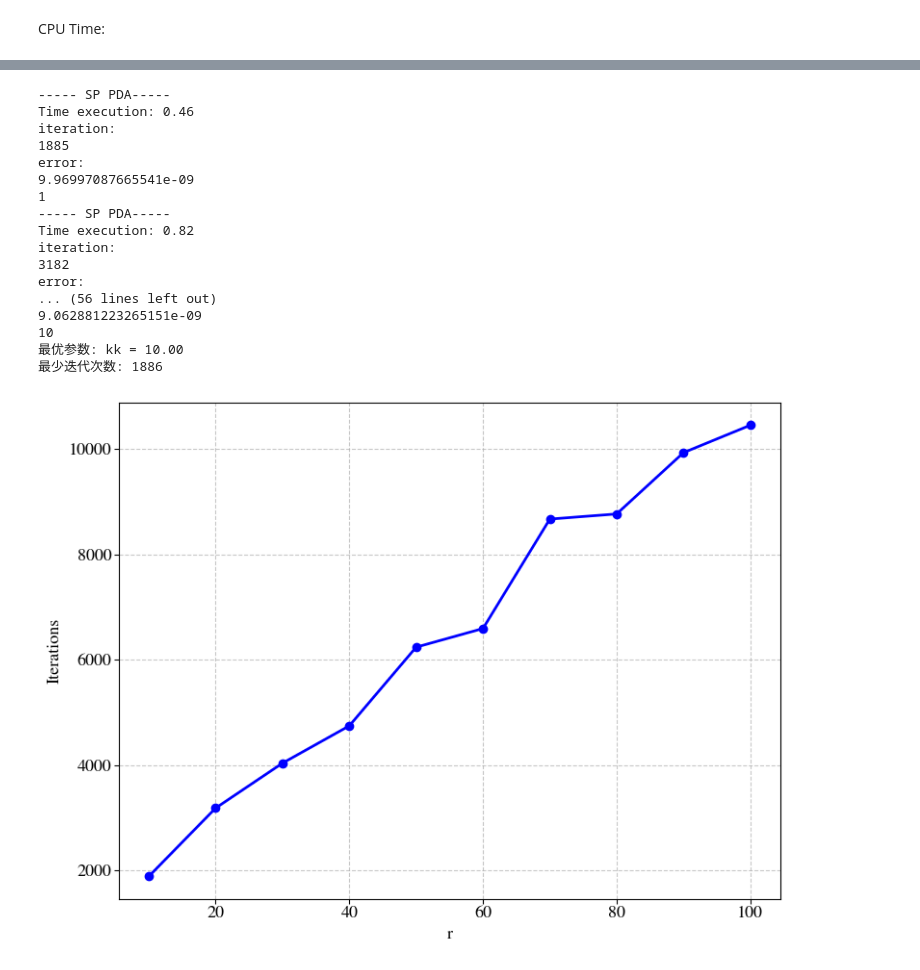
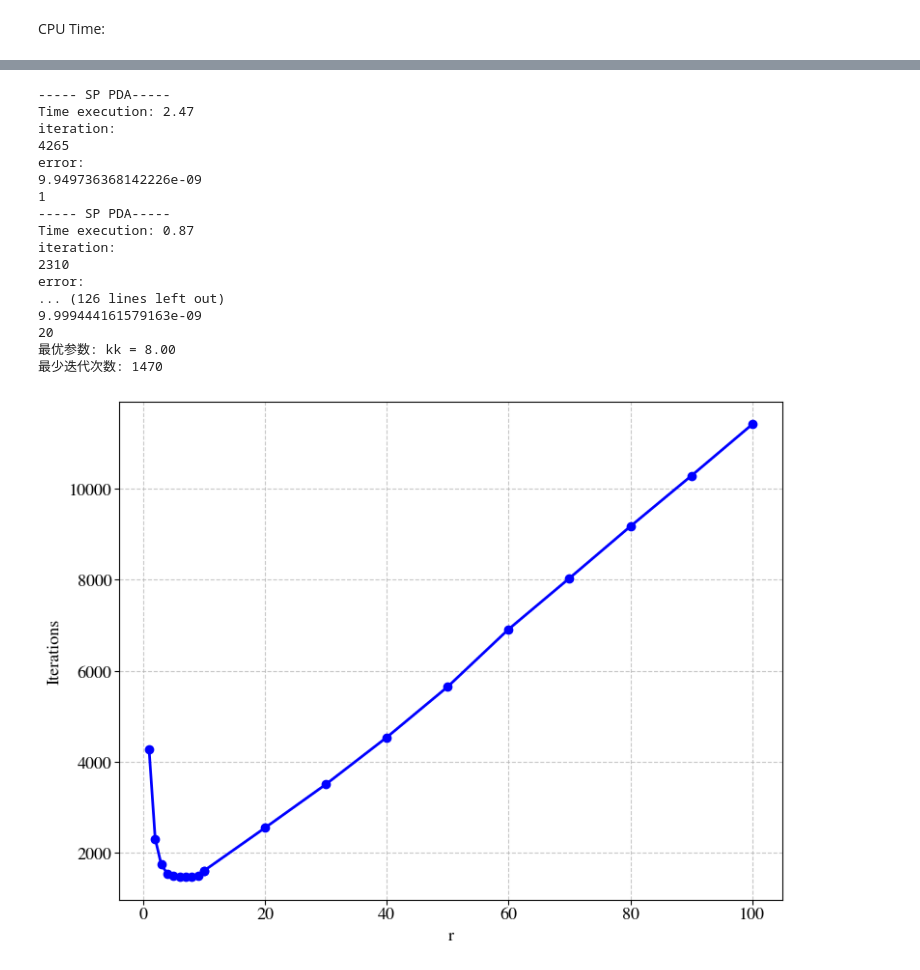
Before and after one commit to optim-xl/splitting-precond-PDA, a Jupyter notebook: l1-regularization.ipynb, the cells around one changed output, grey strips where cells are left out. Drawn from its saved outputs; the diff is of its cells as text; code cells hidden in the pictures.

```diff
--- a/l1-regularization.ipynb
+++ b/l1-regularization.ipynb
@@ -288,46 +288,46 @@ def plot_sensitivity_results(results):
     # 提取kk值和对应的迭代次数
     kk_values = [r['kk'] for r in results]
     iterations = [r['iterations'] for r in results]
 
     # 绘制折线图
     plt.plot(kk_values, iterations, 'b-o', linewidth=2)
 
     plt.xlabel('r')
     plt.ylabel('Iterations')
     # plt.title('Parameter Sensitivity Analysis')
 
     # 添加网格
     plt.grid(True, linestyle='--', alpha=0.7)
 
     plt.tight_layout()
-    # plt.savefig('figures/r-10010-2.pdf')
+    plt.savefig('figures/r-10010-2.pdf')
     plt.show()
 
 # 测试不同参数组合
 r_ = np.linspace(10, 100, 10)
 r = np.linspace(1, 10, 10)
 r1 = np.concatenate((r, r_))
-results = test_parameter_sensitivity(r_)
+results = test_parameter_sensitivity(r1)
 plot_sensitivity_results(results)
 # %% [output]
 ----- SP PDA-----
-Time execution: 0.46
+Time execution: 2.47
 iteration:
-1885
+4265
 error:
-9.96997087665541e-09
+9.949736368142226e-09
 1
 ----- SP PDA-----
-Time execution: 0.82
+Time execution: 0.87
 iteration:
-3182
+2310
 error:
-... (56 lines left out)
-9.062881223265151e-09
-10
-最优参数: kk = 10.00
-最少迭代次数: 1886
+... (126 lines left out)
+9.999444161579163e-09
+20
+最优参数: kk = 8.00
+最少迭代次数: 1470
-[figure, old version]
+[figure, new version]
 # %%
 # 稳定性测试
 
```
Also changed, not shown: parts of 4 cells of this notebook, 4 other files.
